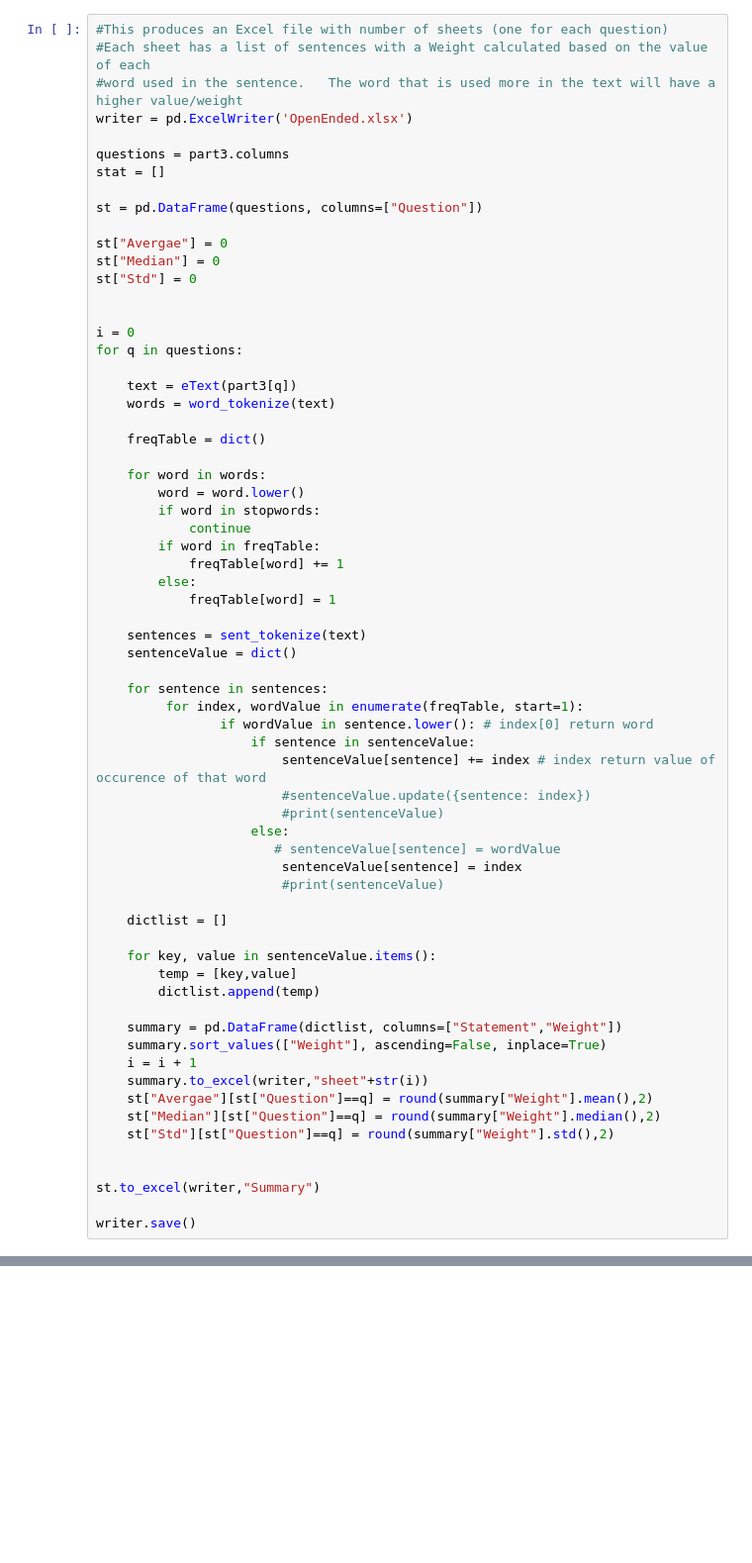
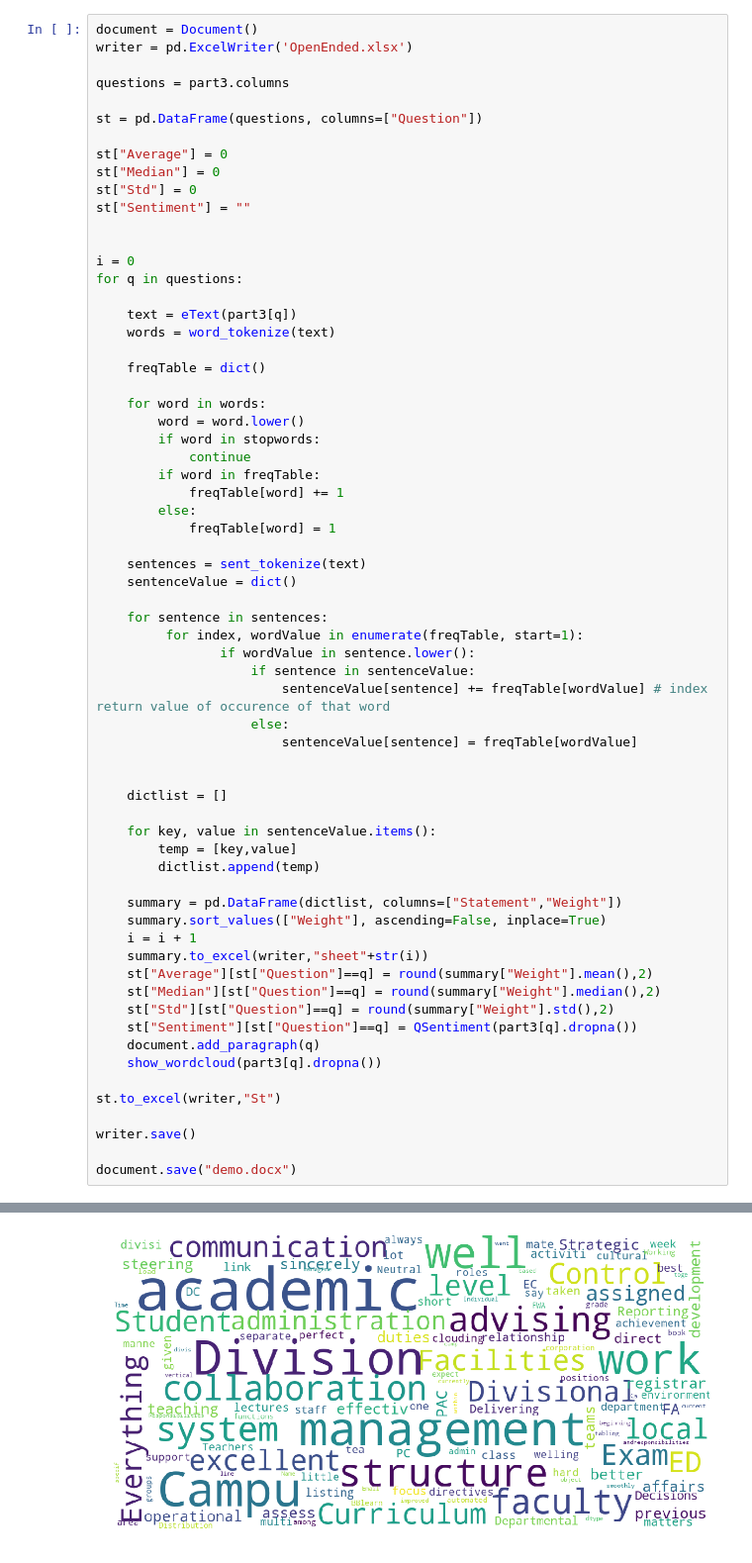
Before and after one commit to hodhabi/MyTextAnalysisINPython, a Jupyter notebook: SurveyAnalysis.ipynb, the cells around one changed output, grey strips where cells are left out. Shown at 99% size. Drawn from its saved outputs; the diff is of its cells as text; blank space fills up the shorter version.

```diff
--- a/SurveyAnalysis.ipynb
+++ b/SurveyAnalysis.ipynb
@@ -124,17 +87,15 @@ def QSentiment():
 # %%
-#This produces an Excel file with number of sheets (one for each question)
-#Each sheet has a list of sentences with a Weight calculated based on the value of each
-#word used in the sentence.   The word that is used more in the text will have a higher value/weight
+document = Document()
 writer = pd.ExcelWriter('OpenEnded.xlsx')
 
 questions = part3.columns
-stat = []
 
 st = pd.DataFrame(questions, columns=["Question"])
 
-st["Avergae"] = 0
+st["Average"] = 0
 st["Median"] = 0
 st["Std"] = 0
+st["Sentiment"] = ""
 
 
 i = 0
@@ -159,15 +120,12 @@ for q in questions:
 
     for sentence in sentences:
          for index, wordValue in enumerate(freqTable, start=1):
-                if wordValue in sentence.lower(): # index[0] return word
+                if wordValue in sentence.lower():
                     if sentence in sentenceValue:
-                        sentenceValue[sentence] += index # index return value of occurence of that word
-                        #sentenceValue.update({sentence: index})
-                        #print(sentenceValue)
+                        sentenceValue[sentence] += freqTable[wordValue] # index return value of occurence of that word
                     else:
-                       # sentenceValue[sentence] = wordValue
-                        sentenceValue[sentence] = index
-                        #print(sentenceValue)
+                        sentenceValue[sentence] = freqTable[wordValue]
+
 
     dictlist = []
 
@@ -179,12 +137,16 @@ for q in questions:
     summary.sort_values(["Weight"], ascending=False, inplace=True)
     i = i + 1
     summary.to_excel(writer,"sheet"+str(i))
-    st["Avergae"][st["Question"]==q] = round(summary["Weight"].mean(),2)
+    st["Average"][st["Question"]==q] = round(summary["Weight"].mean(),2)
     st["Median"][st["Question"]==q] = round(summary["Weight"].median(),2)
     st["Std"][st["Question"]==q] = round(summary["Weight"].std(),2)
+    st["Sentiment"][st["Question"]==q] = QSentiment(part3[q].dropna())
+    document.add_paragraph(q)
+    show_wordcloud(part3[q].dropna())
 
-
-st.to_excel(writer,"Summary")
+st.to_excel(writer,"St")
 
 writer.save()
+
+document.save("demo.docx")
 # %% [output]
@@ -201,0 +153 @@ writer.save()
+[figure, added]
```
Also changed, not shown: parts of 11 cells of this notebook.
